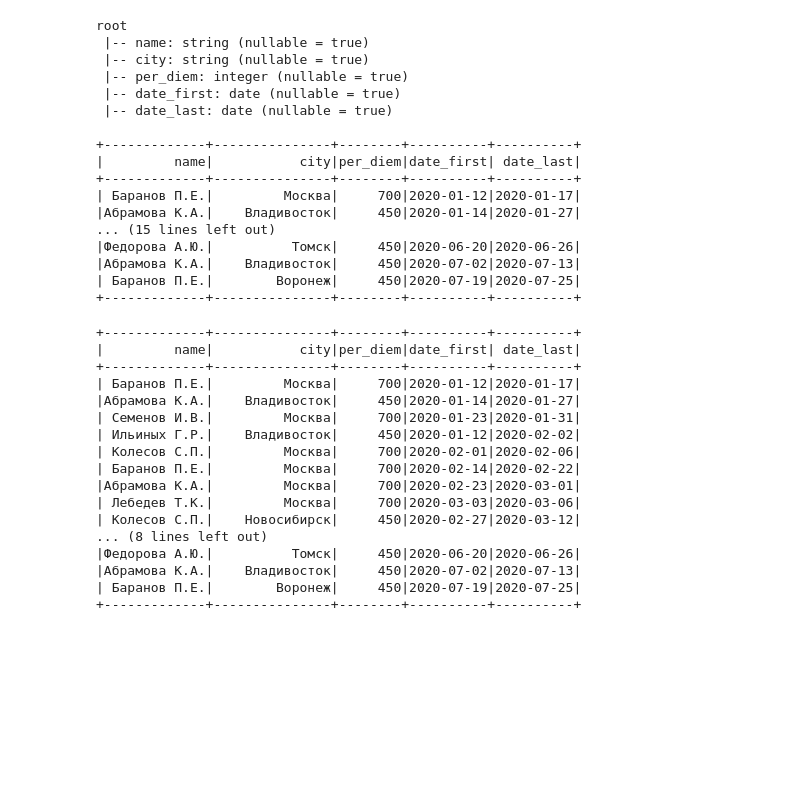
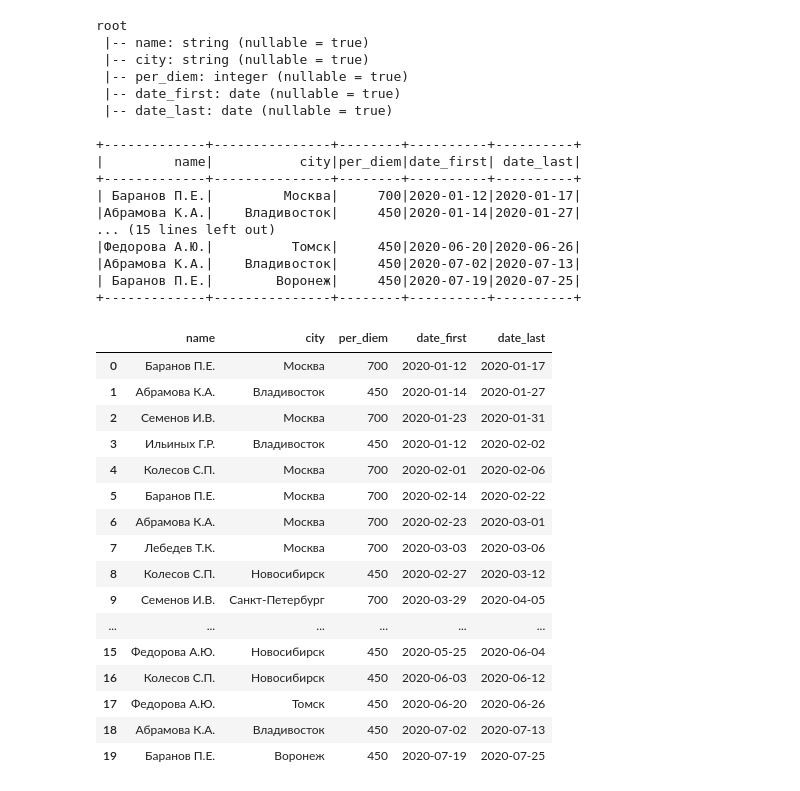
Before and after one commit to dinarsadykow/cv_hw, a Jupyter notebook: Stepik_SQL_hw.ipynb, the cells around one changed output. Saved outputs shown, nothing was run; the diff lists cells and outputs as text; code cells hidden in the pictures; blank space fills up the shorter version.

```diff
--- a/Stepik_SQL_hw.ipynb
+++ b/Stepik_SQL_hw.ipynb
@@ -149,28 +151,23 @@ root
 | Баранов П.Е.|        Воронеж|     450|2020-07-19|2020-07-25|
 +-------------+---------------+--------+----------+----------+
 # %%
-sql_str = """
-
-select * from trip
-
-"""
-
-spark.sql(sql_str).show()
+sql_str = """ select * from trip """
+spark.sql(sql_str).toPandas()
 # %% [output]
-+-------------+---------------+--------+----------+----------+
-|         name|           city|per_diem|date_first| date_last|
-+-------------+---------------+--------+----------+----------+
-| Баранов П.Е.|         Москва|     700|2020-01-12|2020-01-17|
-|Абрамова К.А.|    Владивосток|     450|2020-01-14|2020-01-27|
-| Семенов И.В.|         Москва|     700|2020-01-23|2020-01-31|
-| Ильиных Г.Р.|    Владивосток|     450|2020-01-12|2020-02-02|
-| Колесов С.П.|         Москва|     700|2020-02-01|2020-02-06|
-| Баранов П.Е.|         Москва|     700|2020-02-14|2020-02-22|
-|Абрамова К.А.|         Москва|     700|2020-02-23|2020-03-01|
-| Лебедев Т.К.|         Москва|     700|2020-03-03|2020-03-06|
-| Колесов С.П.|    Новосибирск|     450|2020-02-27|2020-03-12|
-... (8 lines left out)
-|Федорова А.Ю.|          Томск|     450|2020-06-20|2020-06-26|
-|Абрамова К.А.|    Владивосток|     450|2020-07-02|2020-07-13|
-| Баранов П.Е.|        Воронеж|     450|2020-07-19|2020-07-25|
-+-------------+---------------+--------+----------+----------+
+|  | name | city | per_diem | date_first | date_last |
+| 0 | Баранов П.Е. | Москва | 700 | 2020-01-12 | 2020-01-17 |
+| 1 | Абрамова К.А. | Владивосток | 450 | 2020-01-14 | 2020-01-27 |
+| 2 | Семенов И.В. | Москва | 700 | 2020-01-23 | 2020-01-31 |
+| 3 | Ильиных Г.Р. | Владивосток | 450 | 2020-01-12 | 2020-02-02 |
+| 4 | Колесов С.П. | Москва | 700 | 2020-02-01 | 2020-02-06 |
+| 5 | Баранов П.Е. | Москва | 700 | 2020-02-14 | 2020-02-22 |
+| 6 | Абрамова К.А. | Москва | 700 | 2020-02-23 | 2020-03-01 |
+| 7 | Лебедев Т.К. | Москва | 700 | 2020-03-03 | 2020-03-06 |
+| 8 | Колесов С.П. | Новосибирск | 450 | 2020-02-27 | 2020-03-12 |
+| 9 | Семенов И.В. | Санкт-Петербург | 700 | 2020-03-29 | 2020-04-05 |
+| ... | ... | ... | ... | ... | ... |
+| 15 | Федорова А.Ю. | Новосибирск | 450 | 2020-05-25 | 2020-06-04 |
+| 16 | Колесов С.П. | Новосибирск | 450 | 2020-06-03 | 2020-06-12 |
+| 17 | Федорова А.Ю. | Томск | 450 | 2020-06-20 | 2020-06-26 |
+| 18 | Абрамова К.А. | Владивосток | 450 | 2020-07-02 | 2020-07-13 |
+| 19 | Баранов П.Е. | Воронеж | 450 | 2020-07-19 | 2020-07-25 |
```
Also changed, not shown: parts of 6 cells of this notebook.
